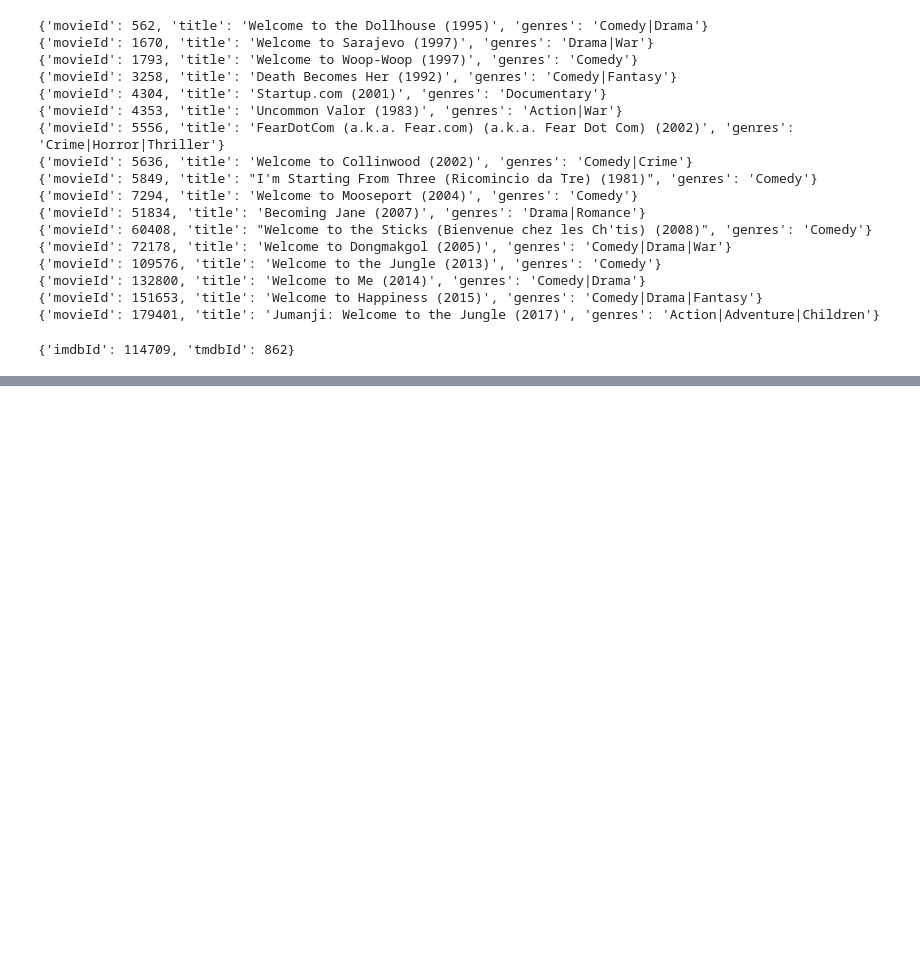
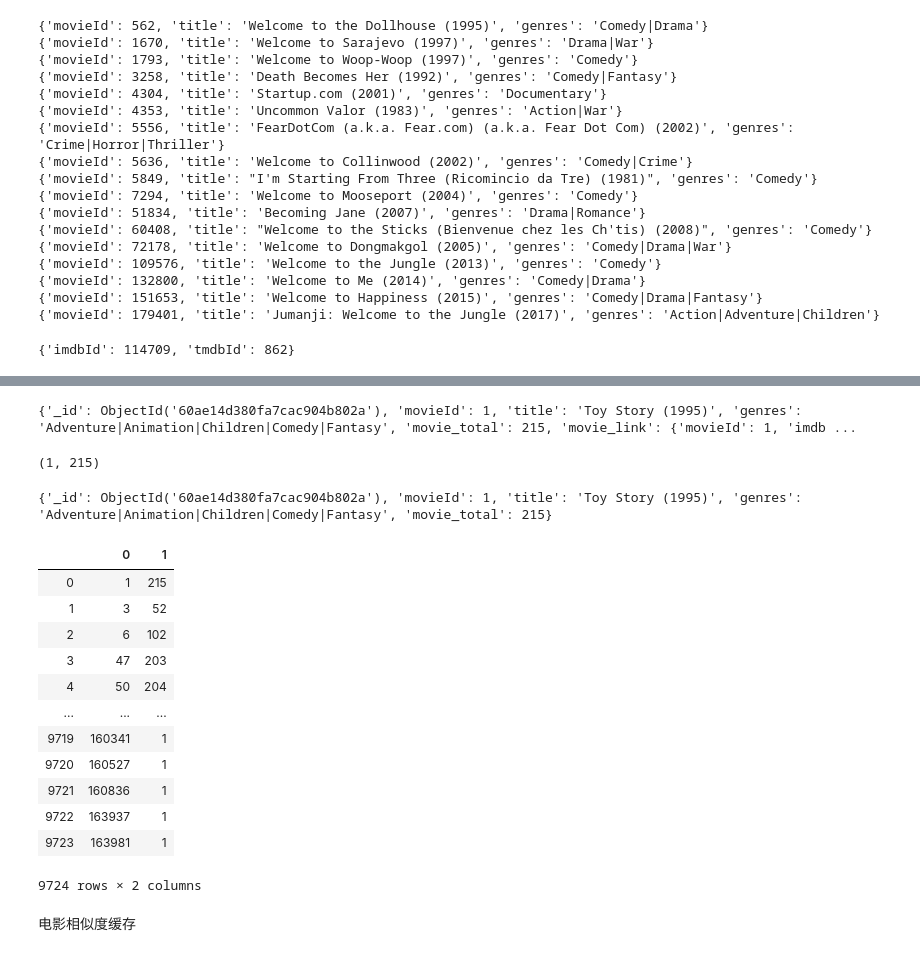
Before and after one commit to Kavendish-arch/pyws, a Jupyter notebook: db/mongodb1.ipynb, the cells around one changed output, grey strips where cells are left out. Drawn from its saved outputs; the diff is of its cells as text; code cells hidden in the pictures; blank space fills up the shorter version.

```diff
--- a/db/mongodb1.ipynb
+++ b/db/mongodb1.ipynb
@@ -314,0 +342,6 @@ int(2.3)
+# %%
+import pymongo
+uri = 'mongodb://root:root@192.168.43.184:27017'
+database = pymongo.MongoClient(uri).chapter_4
+handler = database.user_rec_cache
+post_id = handler.insert_one(data).inserted_id
@@ -314,0 +374,6 @@ int(2.3)
+# %%
+handler.update_many({},{
+    '$set':{
+        'no':1
+    }
+}
@@ -314,0 +382,2 @@ int(2.3)
+# %%
+data = handler.find({})
@@ -314,0 +596,62 @@ int(2.3)
+# %%
+movie_total = {}
+
+for data in database.ratings.find({}):
+    movie_total.setdefault(data.get('movie'),0)
+    movie_total[data.get('movie')] += 1
+# print(movie_total.get())
+
+movies = database.movies.find({})
+
+
+movie_link = {}
+for i in  database.links.find({
+
+},{
+    '_id':0
+}):
+    movie_link.setdefault(i.get('movieId'), i)
+
+movie_detail = []
+for i in movies:
+    i.setdefault('movie_total', 0)
+    i['movie_total'] = movie_total.get(i.get('movieId',0))
+    i.setdefault('movie_link', None)
+    i['movie_link'] = movie_link.get(1)
+    # print(movie_total[i.get('movieId')])
+    movie_detail.append(i)
+# %%
+type(movies)
+for i in movie_detail:
+    print(i)
+    break
+# %% [output]
+{'_id': ObjectId('60ae14d380fa7cac904b802a'), 'movieId': 1, 'title': 'Toy Story (1995)', 'genres': 'Adventure|Animation|Children|Comedy|Fantasy', 'movie_total': 215, 'movie_link': {'movieId': 1, 'imdb ...
+# %%
+for i in movie_total.items():
+    print(i)
+    break
+# %% [output]
+(1, 215)
+# %%
+{'_id': ObjectId('60ae14d380fa7cac904b802a'), 'movieId': 1, 'title': 'Toy Story (1995)', 'genres': 'Adventure|Animation|Children|Comedy|Fantasy', 'movie_total': 215}
+# %% [output]
+{'_id': ObjectId('60ae14d380fa7cac904b802a'), 'movieId': 1, 'title': 'Toy Story (1995)', 'genres': 'Adventure|Animation|Children|Comedy|Fantasy', 'movie_total': 215}
+# %%
+pd.DataFrame(movie_total.items())
+# %% [output]
+|  | 0 | 1 |
+| 0 | 1 | 215 |
+| 1 | 3 | 52 |
+| 2 | 6 | 102 |
+| 3 | 47 | 203 |
+| 4 | 50 | 204 |
+| ... | ... | ... |
+| 9719 | 160341 | 1 |
+| 9720 | 160527 | 1 |
+| 9721 | 160836 | 1 |
+| 9722 | 163937 | 1 |
+| 9723 | 163981 | 1 |
+9724 rows × 2 columns
+# %% [markdown]
+电影相似度缓存
```
Also changed, not shown: parts of 30 cells of this notebook, 13 other files.
